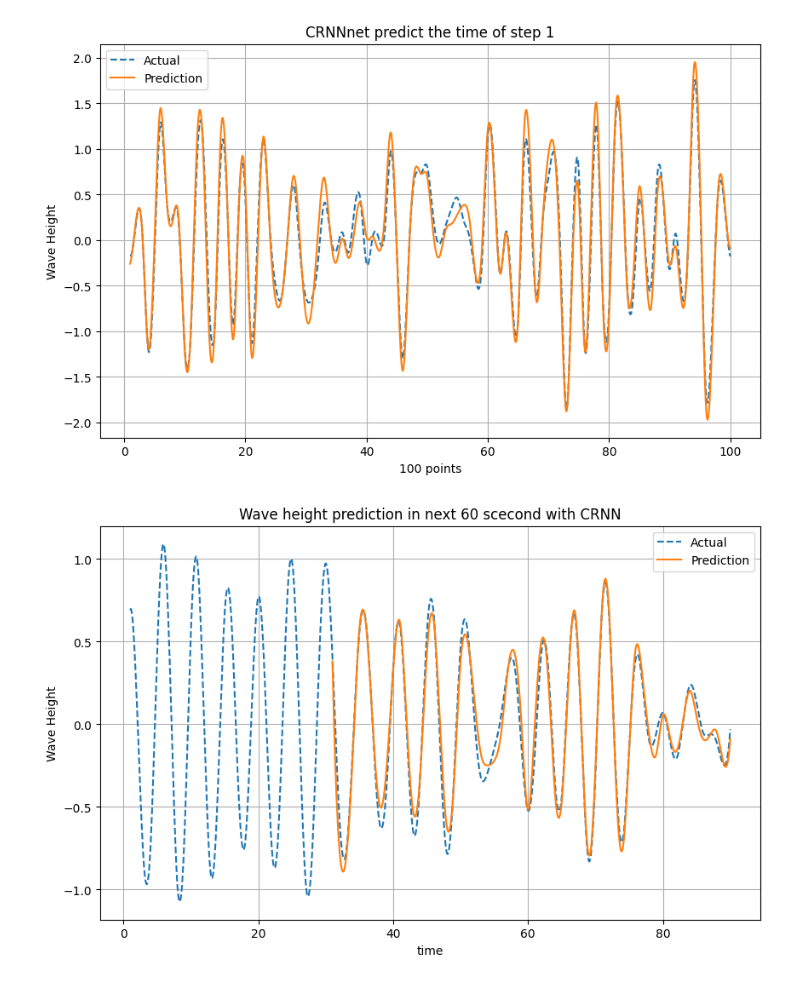
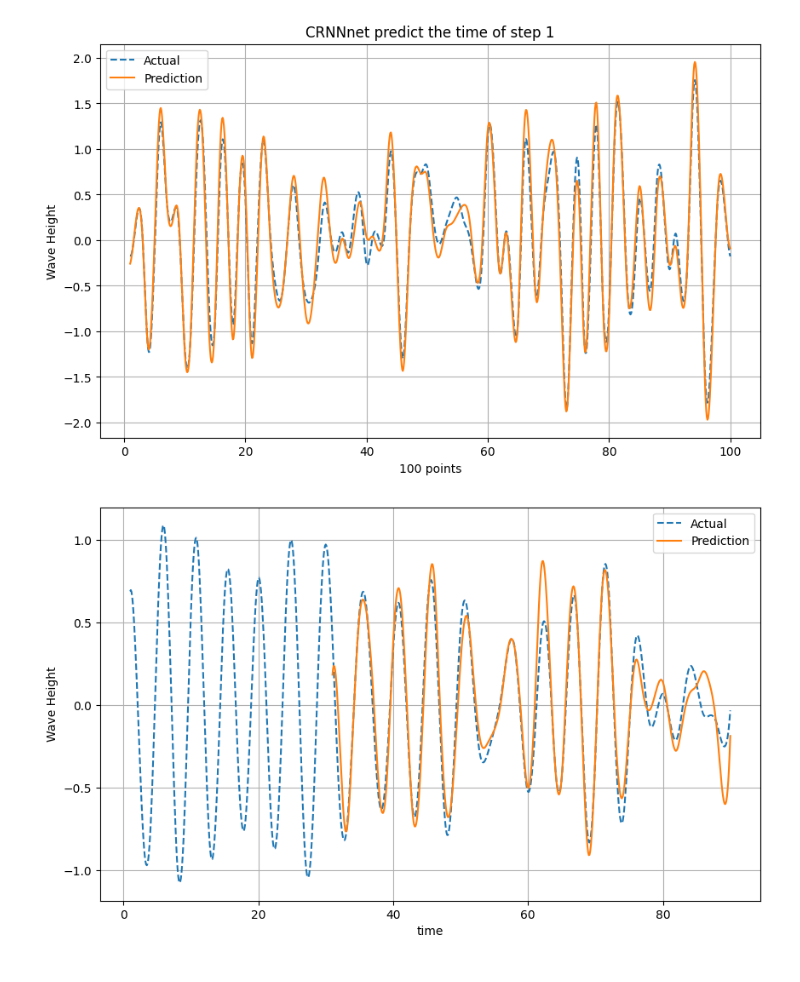
Before and after one commit to ChengJunJunJun/Graduation_Project, a Jupyter notebook: test.ipynb, the cells around one changed output. Drawn from its saved outputs; the diff is of its cells as text; code cells hidden in the pictures.

```diff
--- a/test.ipynb
+++ b/test.ipynb
@@ -208,16 +208,18 @@ show_result(1)
 
 from scipy.interpolate import interp1d
 import numpy as np
-from models.crnn import CRNNnet as CRNNnet
+from models.crnn import RNNnet , GRUnet, LSTMnet, CLSTMnet
 import torch
 
 
-eta00 = np.load('data/6000_1s_data_eta00.npy')
-data = eta00[:,20,100:200]
-model = CRNNnet().to('cuda')
+data = np.load('data/6000_100.npy')
+model = CLSTMnet().to('cuda')
+
+
+
 
 # 加载预训练的参数
-checkpoint = torch.load('checkpoints/CRNNnet_model_parameters.pth')
+checkpoint = torch.load('checkpoints\CLSTMnet_0.01.pth')
 
 # 将参数加载到模型中
 model.load_state_dict(checkpoint)
@@ -237,35 +239,35 @@ prediction_array_2 = pre_2.cpu().detach().numpy()
 array1 = prediction_array_1[:,:,70]
 array2 = prediction_array_2[:,:,70]
 
 
 concatenated_array = np.concatenate((array1, array2), axis=1).reshape(-1)
 
 # prediction = prediction_array[:,6,:].reshape(-1)
 
 actual = data[5800:5890]
 actual = actual[:,70]
 
 x_1 = np.linspace(1, 90, 90)
 x_2 = np.linspace(31, 90, 60)
 
 actual = interp1d(x_1, actual, kind='cubic')
 prediction = interp1d(x_2,concatenated_array, kind='cubic')
 x_dense_1 = np.linspace(1, 90, 900)
 x_dense_2 = np.linspace(31, 90, 600)
 
 
 plt.figure(figsize=(10, 6))
 plt.plot(x_dense_1, actual(x_dense_1), '--', label='Actual')
 plt.plot(x_dense_2, prediction(x_dense_2), '-', label='Prediction')
 plt.legend()
-plt.title('Wave height prediction in next 60 scecond with CRNN')
+
 plt.xlabel('time')
 plt.ylabel('Wave Height')
 plt.grid(True)
 plt.savefig('CRNN_NO70_60s.png')
 plt.show()
 # %% [output]
-[figure, old version]
+[figure, new version]
 # %%
 import matplotlib.pyplot as plt
 from scipy.interpolate import interp1d
```
Also changed, not shown: parts of 3 cells of this notebook, 2 other files.
